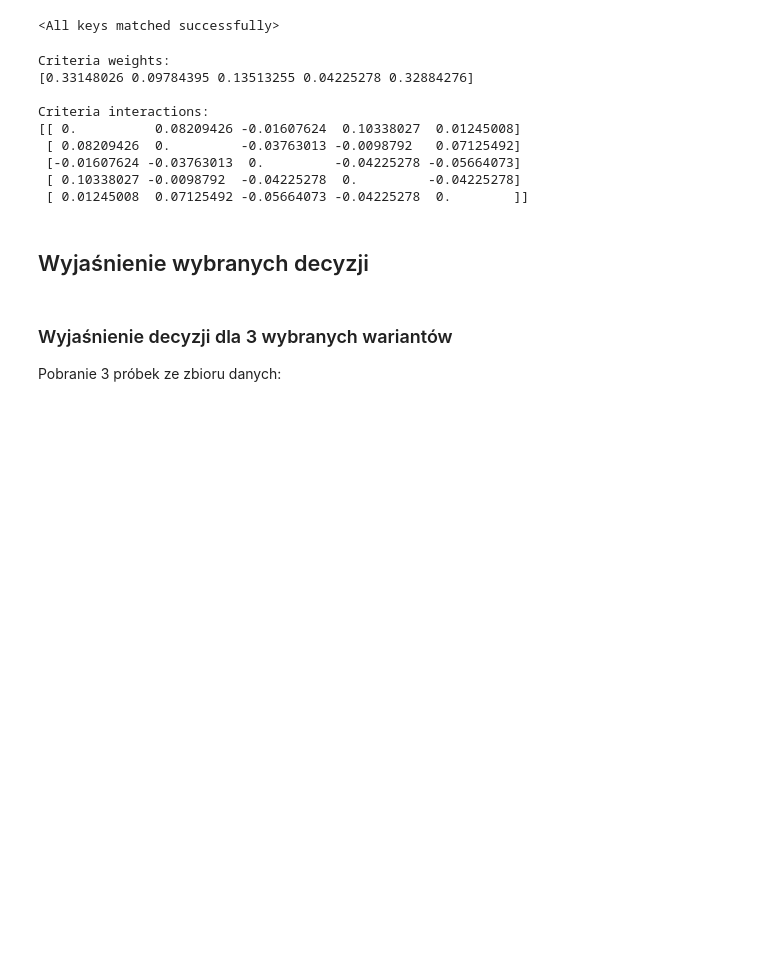
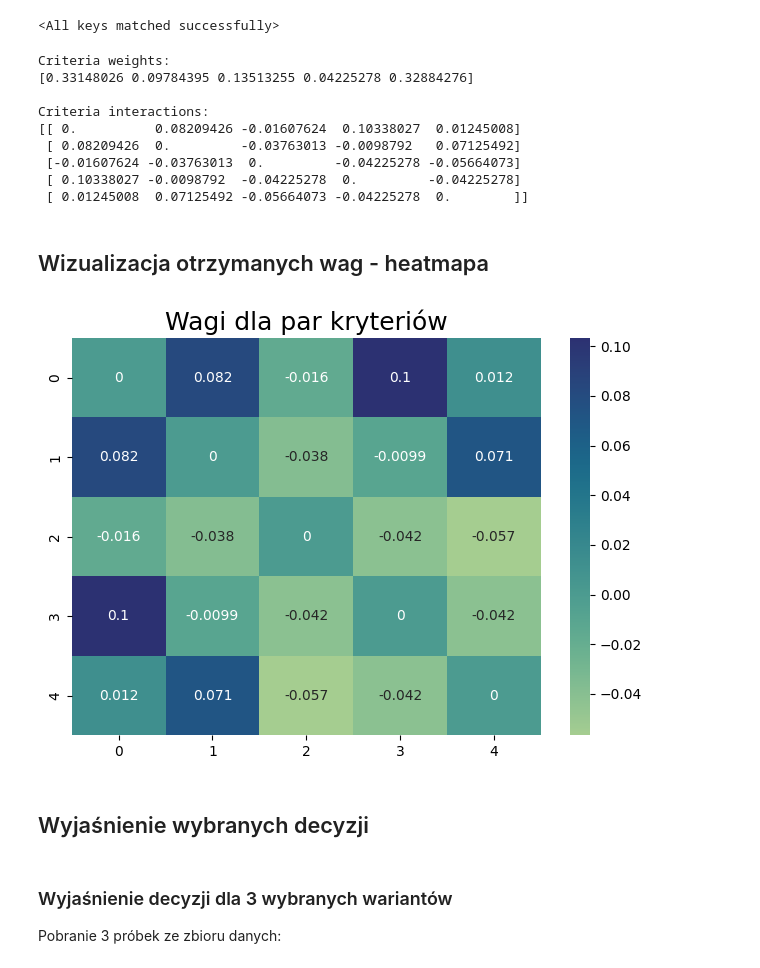
Before and after one commit to anras5/iswd, a Jupyter notebook: src/PREFERENCE-LEARNING/preference_learning.ipynb, the cells around one changed output. Saved outputs shown, nothing was run; the diff lists cells and outputs as text; code cells hidden in the pictures; blank space fills up the shorter version.

```diff
--- a/src/PREFERENCE-LEARNING/preference_learning.ipynb
+++ b/src/PREFERENCE-LEARNING/preference_learning.ipynb
@@ -319,6 +315,6 @@ plt.show();
 # %%
 MODEL_PATH = 'models/choquet.pt'
-checkpoint = torch.load(PATH)
+checkpoint = torch.load(MODEL_PATH)
 model.load_state_dict(checkpoint['model_state_dict'])
 # %% [output]
 <All keys matched successfully>
@@ -352,6 +348,15 @@ Criteria interactions:
  [-0.01607624 -0.03763013  0.         -0.04225278 -0.05664073]
  [ 0.10338027 -0.0098792  -0.04225278  0.         -0.04225278]
  [ 0.01245008  0.07125492 -0.05664073 -0.04225278  0.        ]]
+# %% [markdown]
+## Wizualizacja otrzymanych wag - heatmapa
+# %%
+sns.heatmap(interactions, annot=True, cmap="crest")
+plt.title("Wagi dla par kryteriów", fontsize=18)
+plt.tight_layout()
+plt.show();
+# %% [output]
+[figure, added]
 # %% [markdown]
 ## Wyjaśnienie wybranych decyzji
 # %% [markdown]
```
Also changed, not shown: parts of 34 cells of this notebook, 3 other files.
